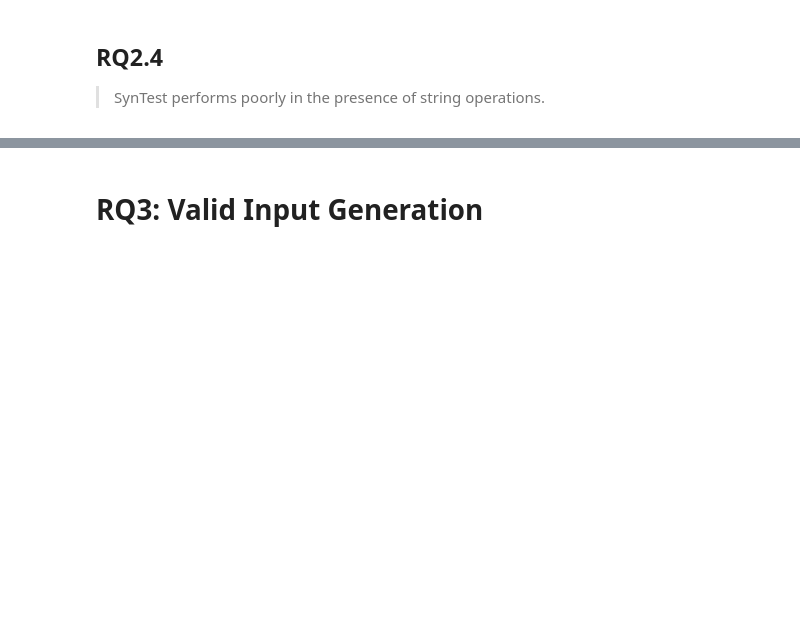
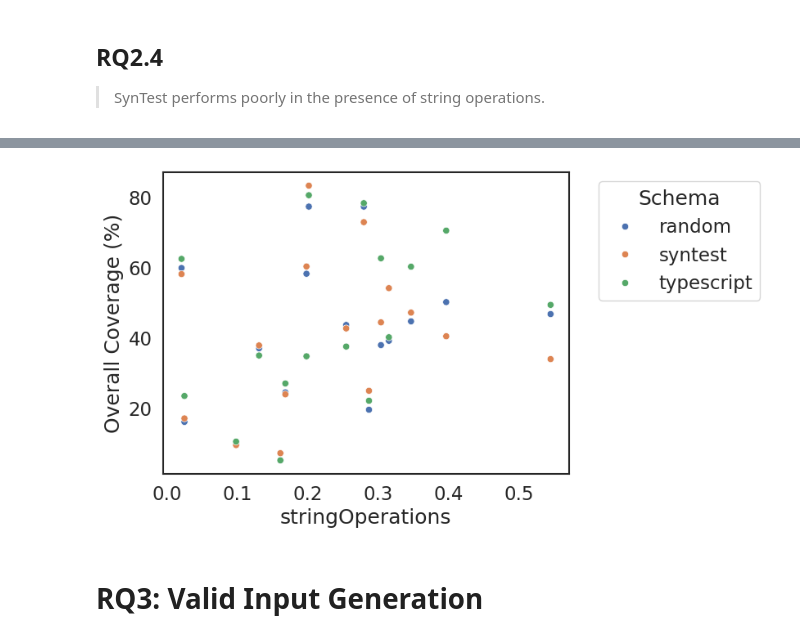
Before and after one commit to mayant15/railcar, a Jupyter notebook: infra/report.ipynb, the cells around one changed output, grey strips where cells are left out. Drawn from its saved outputs; the diff is of its cells as text; code cells hidden in the pictures; blank space fills up the shorter version.

```diff
--- a/infra/report.ipynb
+++ b/infra/report.ipynb
@@ -178,3 +170,7 @@ scatter_cov_vs_prop("higher_order_functions")
+# %%
+scatter_cov_vs_prop("stringOperations")
+# %% [output]
+[figure, added]
 # %% [markdown]
 # RQ3: Valid Input Generation
 # %% [markdown]
```
Also changed, not shown: parts of 20 cells of this notebook, 1 other file.
